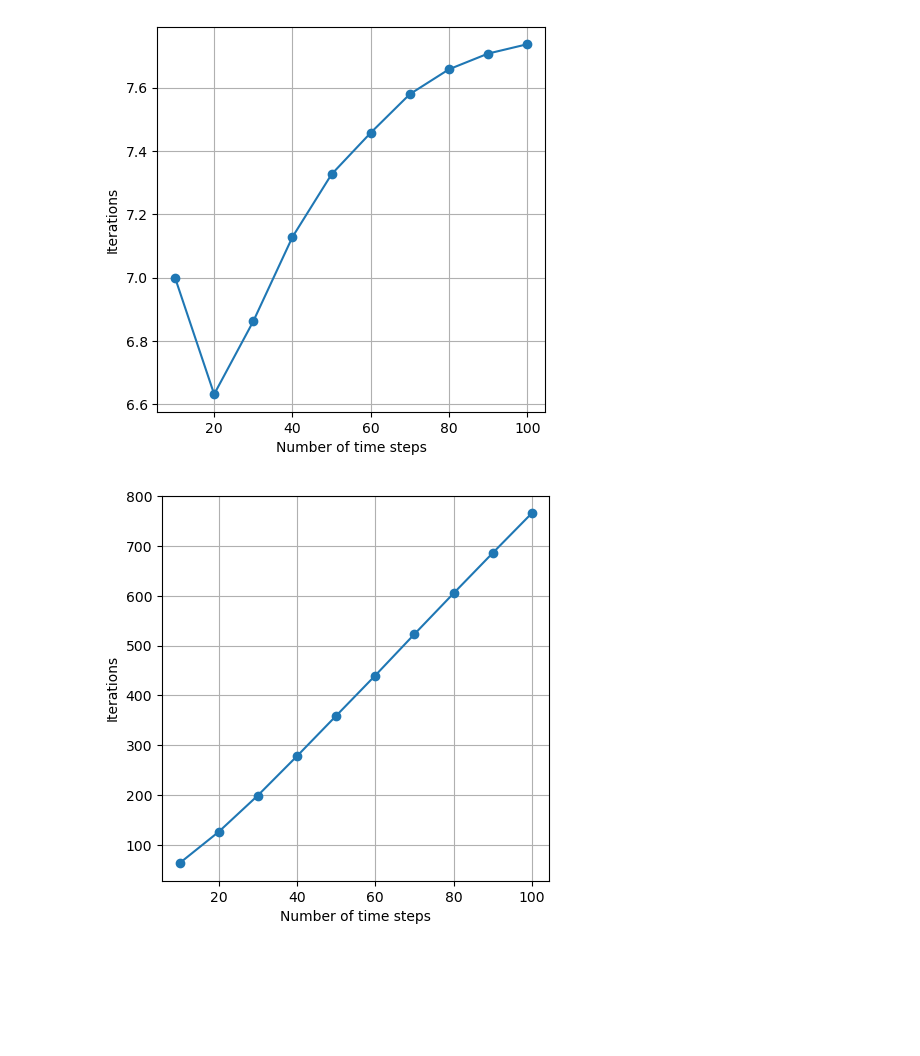
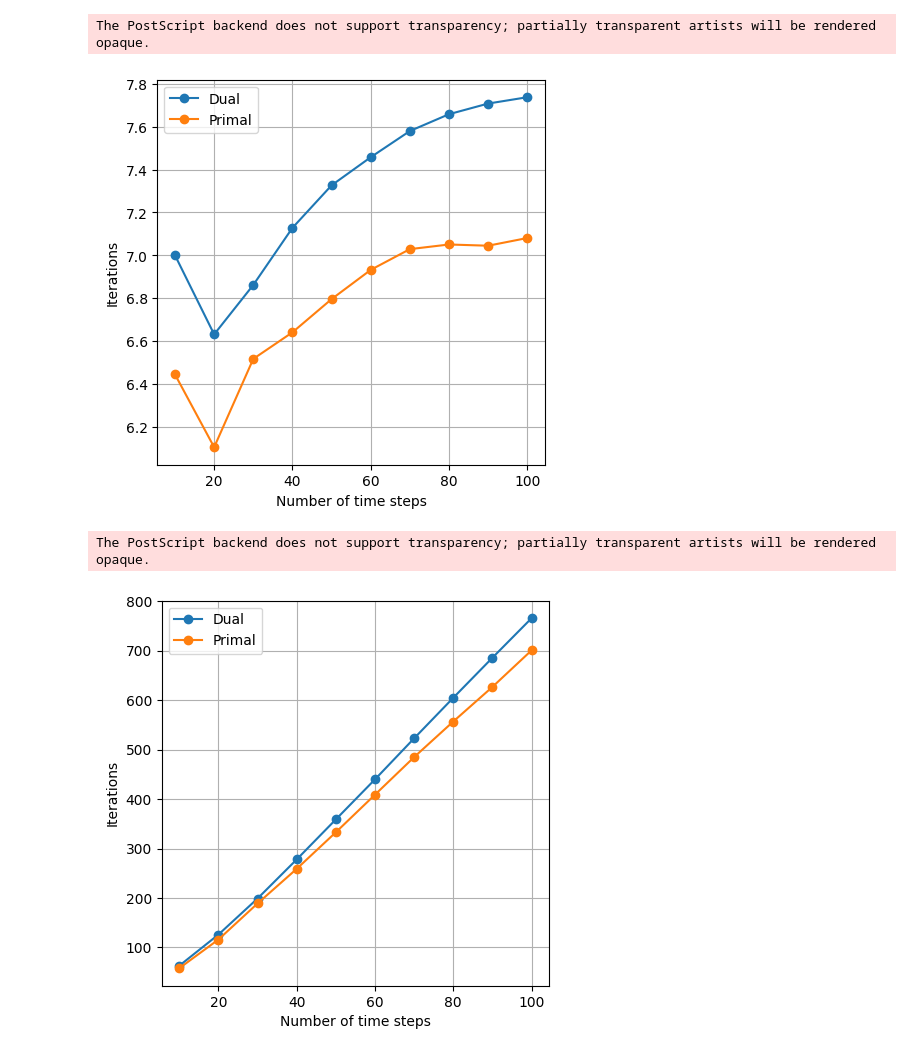
Before and after one commit to compgeo-mox/richards, a Jupyter notebook: plotters_L2/L_scheme_ts_comparison.ipynb, the cells around one changed output. Cells and saved outputs as stored; diff of their text form; code cells hidden in the pictures; blank space fills up the shorter version.

```diff
--- a/plotters_L2/L_scheme_ts_comparison.ipynb
+++ b/plotters_L2/L_scheme_ts_comparison.ipynb
@@ -3,15 +3,14 @@ import matplotlib.pyplot as plt
 import csv, glob, os
 # %%
 L_indices = [35]
-base_directory = '../report_L_test/'
-
-
-problem_name = 'benchmark'
+# %%
+problem_name = 'benchmark'
+report_directories = ['../dual_report_L_test', '../primal_report_L_test']
 # %%
-global_directories = [ [os.path.join(base_directory, 'VART_' + str(L_index) + '_steps_' + str(id) + '_' + problem_name + '_L_test_LSCHEME') for id in range(9, 100, 10)] for L_index in L_indices ]
+global_directoriess = [[ [os.path.join(base_directory, 'VART_' + str(L_index) + '_steps_' + str(id) + '_' + problem_name + '_L_test_LSCHEME') for id in range(9, 100, 10)] for L_index in L_indices ] for base_directory in report_directories]
 ids = list(range(9, 100, 10))
 # %%
-global_scheme_iterations_collection = [{} for L in L_indices]
-global_scheme_time_collection = [{} for L in L_indices]
-global_total_iterations = [list() for L in L_indices]
+global_scheme_iterations_collections = [[{} for L in L_indices], [{} for L in L_indices]]
+global_scheme_time_collections = [[{} for L in L_indices], [{} for L in L_indices]]
+global_total_iterationss = [[list() for L in L_indices], [list() for L in L_indices]]
 # %%
@@ -58,26 +65,35 @@ Processing directory ../report_L_test/VART_35_steps_99_benchmark_L_test_LSCHEME
 # %%
 fig, ax = plt.subplots(nrows=1, ncols=1, figsize=(5, 5))
 
+for global_total_iterations, global_total_iterations in zip(global_total_iterationss, global_total_iterationss):
+    for L_index, total_iterations in zip(L_indices, global_total_iterations):
+        ax.plot([id+1 for id in ids], [total_iteration / id for total_iteration,id in zip(total_iterations, ids)], 'o-')
 
-for L_index, total_iterations in zip(L_indices, global_total_iterations):
-    ax.plot([id+1 for id in ids], [total_iteration / id for total_iteration,id in zip(total_iterations, ids)], 'o-')
-    ax.set_xlabel('Number of time steps')
-    ax.set_ylabel('Iterations')
-    ax.grid()
+ax.legend(['Dual', 'Primal'])
+
+ax.set_xlabel('Number of time steps')
+ax.set_ylabel('Iterations')
+
+ax.grid()
 
 plt.savefig('L_scheme_iterations_per_dt.eps', format='eps')
 # %% [output]
+The PostScript backend does not support transparency; partially transparent artists will be rendered opaque.
-[figure, old version]
+[figure, new version]
 # %%
 fig, ax = plt.subplots(nrows=1, ncols=1, figsize=(5, 5))
 
+for global_total_iterations, global_total_iterations in zip(global_total_iterationss, global_total_iterationss):
+    for L_index, total_iterations in zip(L_indices, global_total_iterations):
+        ax.plot([id+1 for id in ids], total_iterations, 'o-')
 
-for L_index, total_iterations in zip(L_indices, global_total_iterations):
-    ax.plot([id+1 for id in ids], total_iterations, 'o-')
-    ax.set_xlabel('Number of time steps')
-    ax.set_ylabel('Iterations')
-    ax.grid()
+
+ax.set_xlabel('Number of time steps')
+ax.set_ylabel('Iterations')
+ax.grid()
+ax.legend(['Dual', 'Primal'])
 
 plt.savefig('L_scheme_iterations_ts.eps', format='eps')
 # %% [output]
+The PostScript backend does not support transparency; partially transparent artists will be rendered opaque.
-[figure, old version]
+[figure, new version]
```
Also changed, not shown: parts of 1 cell of this notebook, 9 other files.
